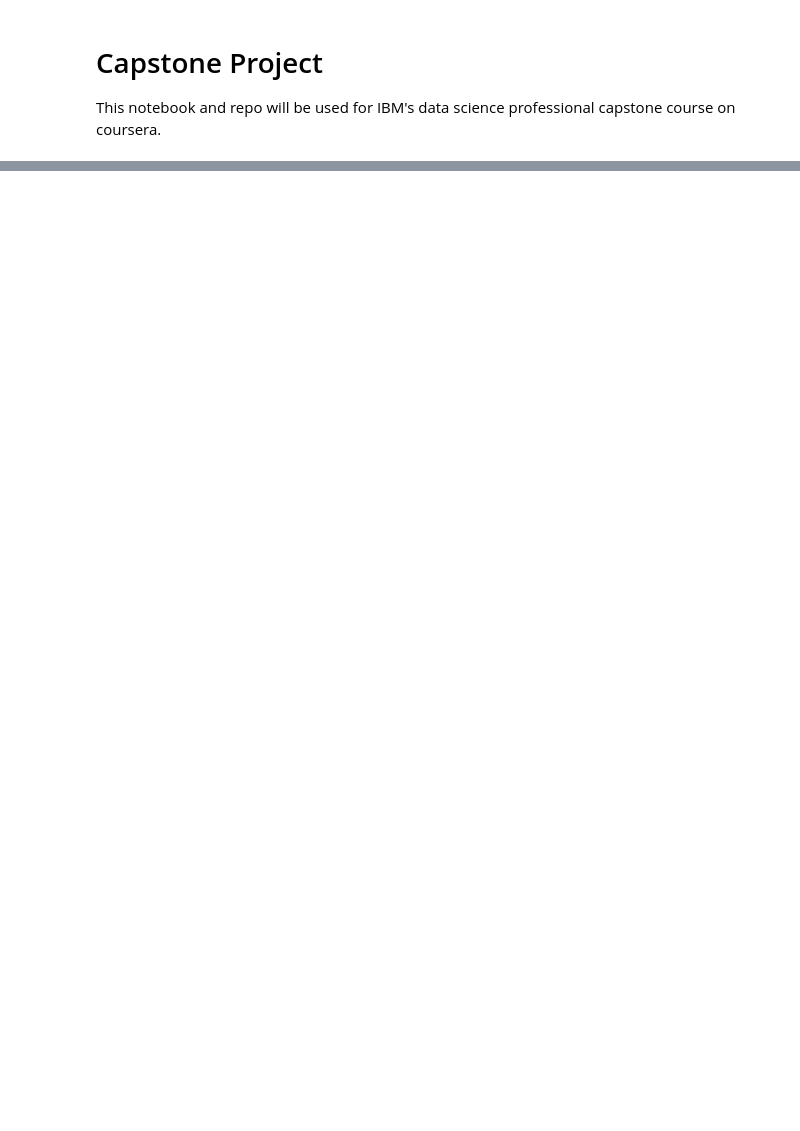
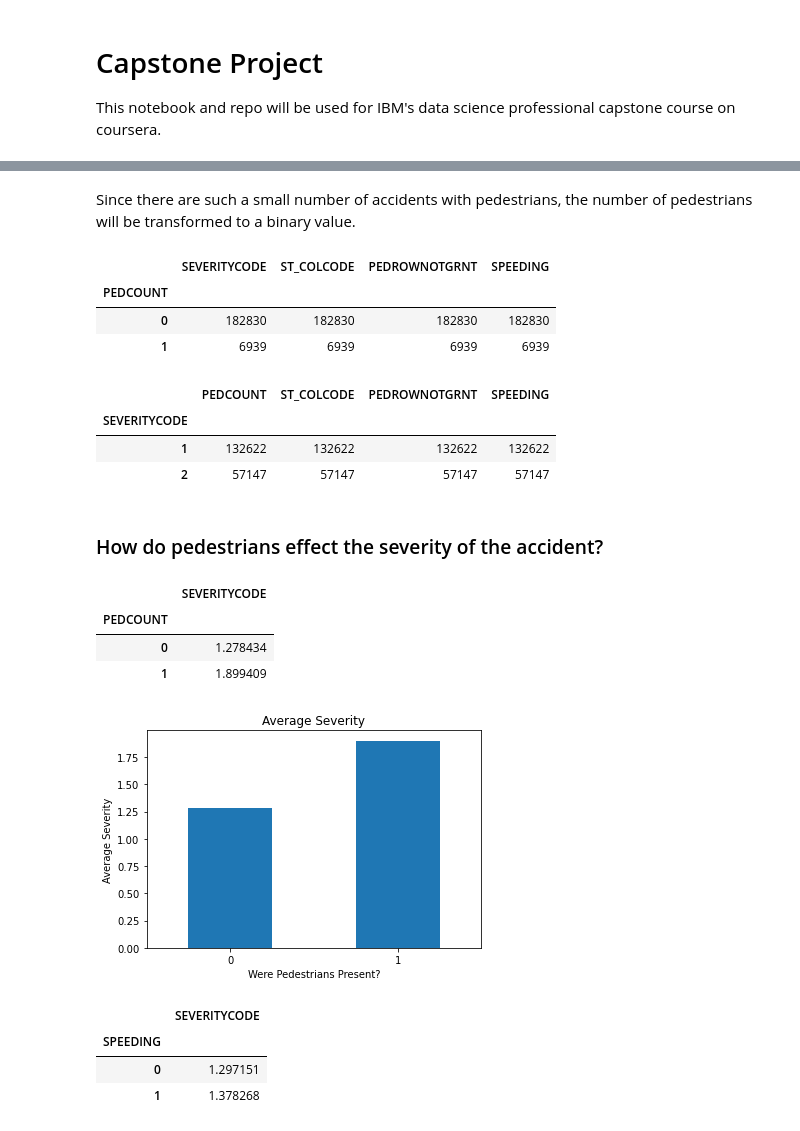
Before and after one commit to Duvey314/Coursera_Capstone, a Jupyter notebook: capstone.ipynb, the cells around one changed output, grey strips where cells are left out. Cells and saved outputs as stored; diff of their text form; code cells hidden in the pictures; blank space fills up the shorter version.

```diff
--- a/capstone.ipynb
+++ b/capstone.ipynb
@@ -21,0 +85,9 @@ Car accidents happen every day all over the world. Due to the energy involved in
+# %%
+#Encoding
+ped_df["SPEEDING"] = ped_df['SPEEDING'].fillna(0)
+ped_df["SPEEDING"].replace('Y', 1, inplace=True)
+
+ped_df['PEDROWNOTGRNT'] = ped_df['PEDROWNOTGRNT'].fillna(0)
+ped_df["PEDROWNOTGRNT"].replace('Y', 1, inplace=True)
+
+ped_df.head()
@@ -21,0 +120,10 @@ Car accidents happen every day all over the world. Due to the energy involved in
+# %%
+# drop nan values
+ped_df = ped_df.dropna()
+
+# drop values of ' '
+ped_df = ped_df[ped_df['ST_COLCODE'] != ' ']
+
+# convert the state collision code to integer
+ped_df = ped_df.astype({'ST_COLCODE': 'int64'})
+ped_df.dtypes
@@ -21,0 +150,46 @@ Car accidents happen every day all over the world. Due to the energy involved in
+# %% [markdown]
+Since there are such a small number of accidents with pedestrians, the number of pedestrians will be transformed to a binary value.
+# %%
+ped_df["PEDCOUNT"].replace([1,2,3,4,5,6], 1, inplace=True)
+ped_df.groupby(by = 'PEDCOUNT').count()
+# %% [output]
+|  | SEVERITYCODE | ST_COLCODE | PEDROWNOTGRNT | SPEEDING |
+| PEDCOUNT |  |  |  |  |
+| 0 | 182830 | 182830 | 182830 | 182830 |
+| 1 | 6939 | 6939 | 6939 | 6939 |
+# %%
+ped_df.groupby(by = 'SEVERITYCODE').count()
+# %% [output]
+|  | PEDCOUNT | ST_COLCODE | PEDROWNOTGRNT | SPEEDING |
+| SEVERITYCODE |  |  |  |  |
+| 1 | 132622 | 132622 | 132622 | 132622 |
+| 2 | 57147 | 57147 | 57147 | 57147 |
+# %% [markdown]
+### How do pedestrians effect the severity of the accident?
+# %%
+ped_group_df = ped_df.copy()
+ped_group_df = ped_group_df[['PEDCOUNT','SEVERITYCODE']].groupby(by='PEDCOUNT').mean()
+ped_group_df.head()
+# %% [output]
+|  | SEVERITYCODE |
+| PEDCOUNT |  |
+| 0 | 1.278434 |
+| 1 | 1.899409 |
+# %%
+# Accident severity based on number of pedestrians
+ped_graph = ped_group_df.plot.bar(rot=360,
+                                    title = "Average Severity")
+ped_graph.set_xlabel('Were Pedestrians Present?')
+ped_graph.set_ylabel('Average Severity')
+ped_graph.get_legend().remove()
+# %% [output]
+[figure, added]
+# %%
+# How does speeding effect severity
+ped_group_df = ped_df[['SPEEDING','SEVERITYCODE']].groupby(by='SPEEDING').mean()
+ped_group_df
+# %% [output]
+|  | SEVERITYCODE |
+| SPEEDING |  |
+| 0 | 1.297151 |
+| 1 | 1.378268 |
```
Also changed, not shown: parts of 33 cells of this notebook, 2 other files.
